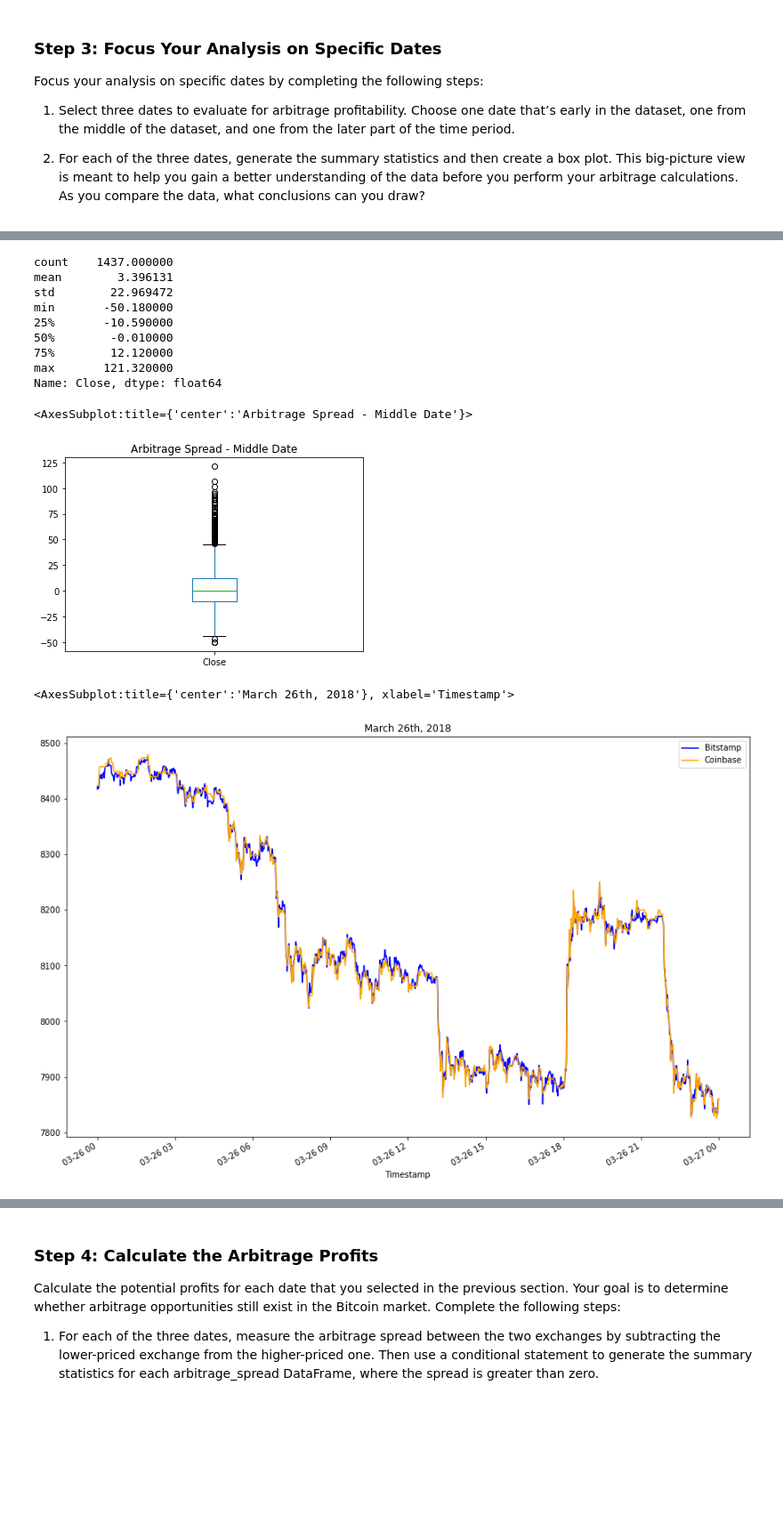
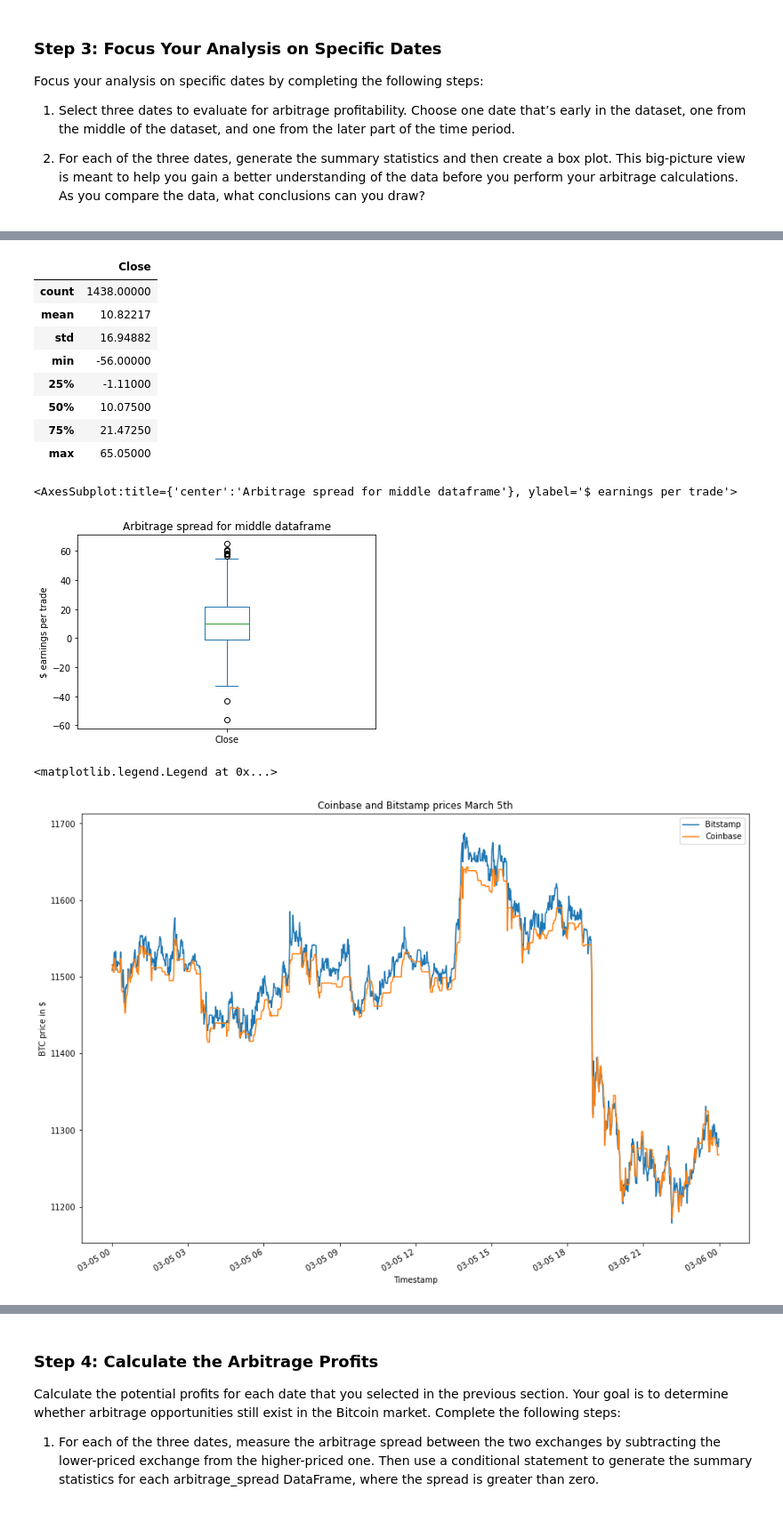
Before and after one commit to jedandroby/Bitcoin_arbitrage_analysis, a Jupyter notebook: crypto_arbitrage.ipynb, the cells around one changed output, grey strips where cells are left out. Shown: that part at 89% size. Saved outputs shown, nothing was run; the diff lists cells and outputs as text; code cells hidden in the pictures; blank space fills up the shorter version.

```diff
--- a/crypto_arbitrage.ipynb
+++ b/crypto_arbitrage.ipynb
@@ -452,33 +478,39 @@ Name: Close, dtype: float64
 # %%
 # Using the date in the middle that you have selected, calculate the arbitrage spread
 # by subtracting the bitstamp lower closing prices from the coinbase higher closing prices
-arbitrage_spread_middle = # YOUR CODE HERE
+# This would also be a trade buying cheaper BTC on coinbase and selling on Bitstamp for more
+arbitrage_spread_middle =bitstamp_sliced.loc['2018-02-16'] - coinbase_sliced.loc['2018-02-16']
 
 # Generate summary statistics
-# YOUR CODE HERE
+arbitrage_spread_middle.describe()
 # %% [output]
-count    1437.000000
-mean        3.396131
-std        22.969472
-min       -50.180000
-25%       -10.590000
-50%        -0.010000
-75%        12.120000
-max       121.320000
-Name: Close, dtype: float64
+|  | Close |
+| count | 1438.00000 |
+| mean | 10.82217 |
+| std | 16.94882 |
+| min | -56.00000 |
+| 25% | -1.11000 |
+| 50% | 10.07500 |
+| 75% | 21.47250 |
+| max | 65.05000 |
 # %%
 # Visualize the arbitrage spread from the middle of the dataset in a box plot
 # YOUR CODE HERE
+arbitrage_spread_middle.plot(kind='box', title='Arbitrage spread for middle dataframe', ylabel= '$ earnings per trade')
 # %% [output]
-<AxesSubplot:title={'center':'Arbitrage Spread - Middle Date'}>
+<AxesSubplot:title={'center':'Arbitrage spread for middle dataframe'}, ylabel='$ earnings per trade'>
-[figure, old version]
+[figure, new version]
 # %%
 # Create an overlay plot that visualizes the two dataframes over a period of one day from late in the dataset.
 # Be sure that the plots include the parameters `legend`, `figsize`, `title`, `color` and `label`
 # YOUR CODE HERE
+ax = bitstamp_sliced.loc['2018-03-05'].plot(figsize =(15,11), title = 'Coinbase and Bitstamp prices March 5th', ylabel= 'BTC price in $')
+
+coinbase_sliced.loc['2018-03-05'].plot(ax=ax)
+ax.legend(['Bitstamp','Coinbase'])
 # %% [output]
-<AxesSubplot:title={'center':'March 26th, 2018'}, xlabel='Timestamp'>
+<matplotlib.legend.Legend at 0x...>
-[figure, old version]
+[figure, new version]
 # %%
 # Using the date from the late that you have selected, calculate the arbitrage spread
 # by subtracting the bitstamp lower closing prices from the coinbase higher closing prices
```
Also changed, not shown: parts of 33 cells of this notebook, 7 other files.
